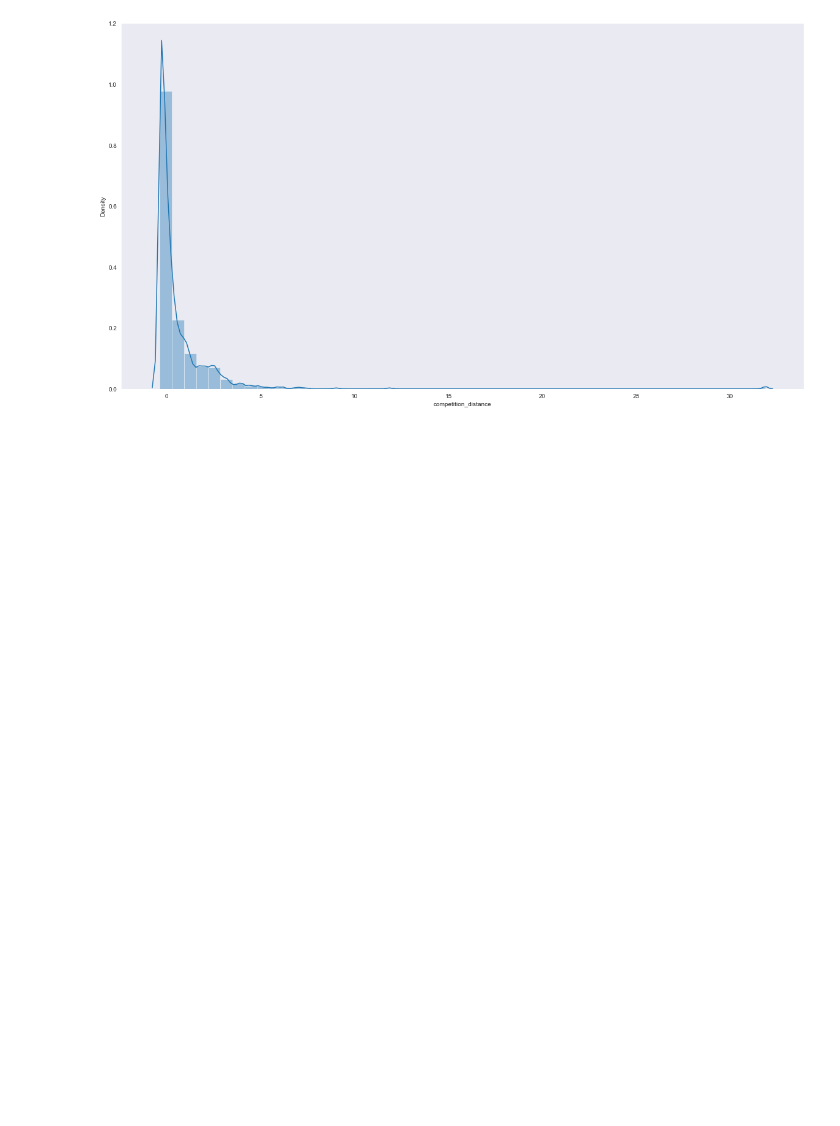
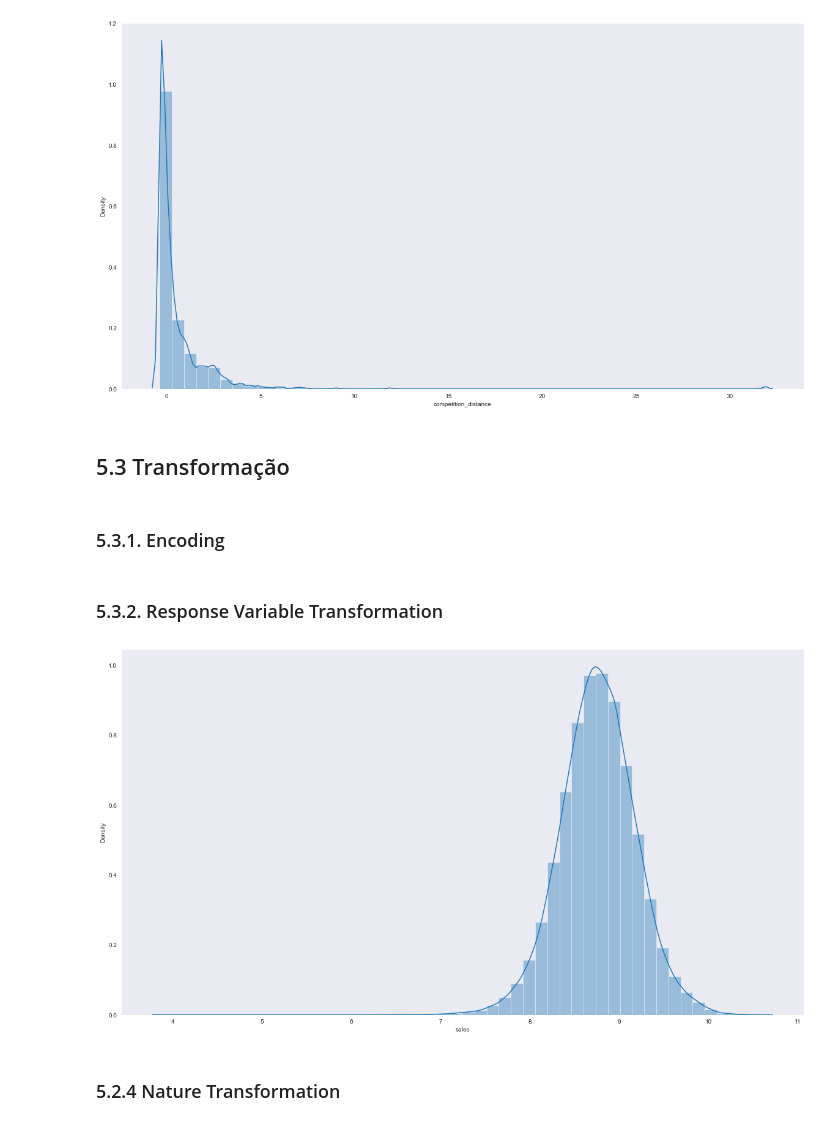
Before and after one commit to joaovictordesouzaduarte/Sales_Forecasting, a Jupyter notebook: Store_Sales_Prediction.ipynb, the cells around one changed output. Saved outputs shown, nothing was run; the diff lists cells and outputs as text; code cells hidden in the pictures; blank space fills up the shorter version.

```diff
--- a/Store_Sales_Prediction.ipynb
+++ b/Store_Sales_Prediction.ipynb
@@ -828,3 +830,28 @@ df5 ['year'] = mms.fit_transform(df5[['year']].values)
 sns.distplot(df5['competition_distance']);
 # %% [output]
 [figure]
+# %% [markdown]
+## 5.3 Transformação
+# %% [markdown]
+### 5.3.1. Encoding
+# %%
+#state holiday - One hot Encoding -> Utilizando one hot pois state_holiday é um tipo de estado
+df5 = pd.get_dummies(df5, prefix = ['state_holiday'], columns = ['state_holiday'] )
+
+#store_type - Não há uma ordem, então, vamos utilizar o Label Encoder
+le = LabelEncoder()
+df5['store_type'] = le.fit_transform(df5['store_type'])
+
+#assortment -> Há uma ordem, portanto, vamos utilizar o ordinal enconding
+#Criamos um dicionário para isso e depois utilizamos o método "map" para encontrar os respectivos valores no df
+assortment_dict = {'basic': 1, 'extended':2, 'extra': 3}
+df5['assortment'] = df5['assortment'].map(assortment_dict)
+# %% [markdown]
+### 5.3.2. Response Variable Transformation
+# %%
+df5['sales'] = np.log1p(df5['sales'])
+sns.distplot(df5['sales']);
+# %% [output]
+[figure, added]
+# %% [markdown]
+### 5.2.4 Nature Transformation
```
Also changed, not shown: parts of 16 cells of this notebook.
